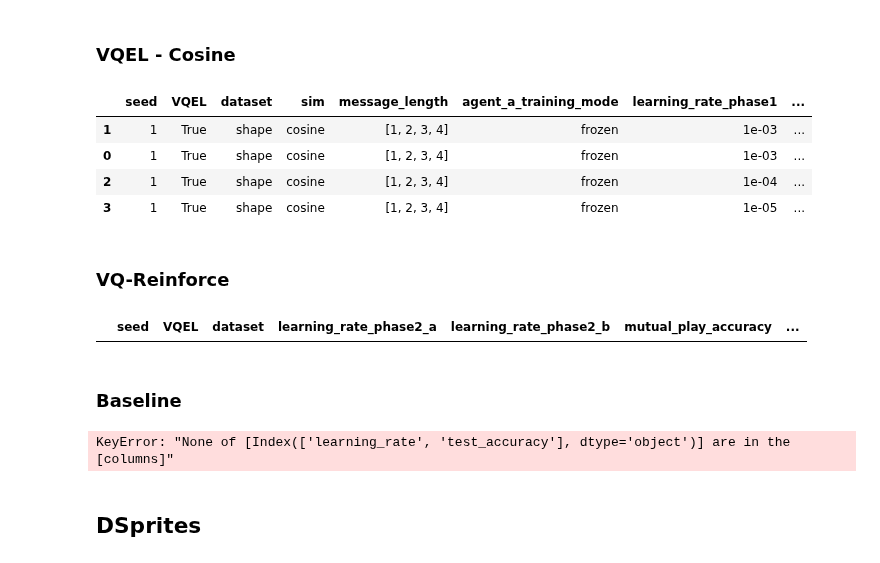
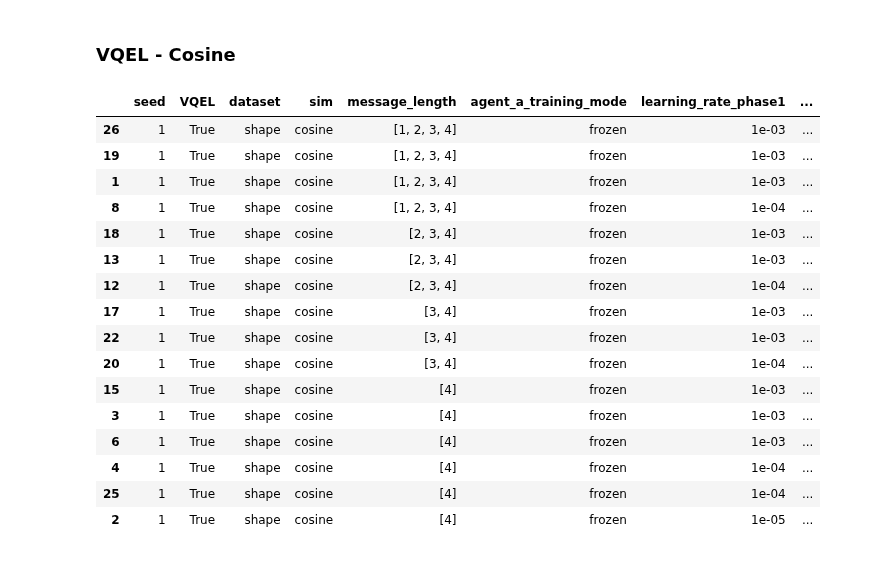
Before and after one commit to MehdiJmlkh/Test-Time-Emergent-Language, a Jupyter notebook: VQTT/results.ipynb, the cells around one changed output. Drawn from its saved outputs; the diff is of its cells as text; code cells hidden in the pictures.

```diff
--- a/VQTT/results.ipynb
+++ b/VQTT/results.ipynb
@@ -39,6 +39,8 @@ df["reset_unfrozen_params"] = df["reset_unfrozen_params"].map({True: "yes", Fals
 df["freeze_codebook"] = df["freeze_codebook"].map({True: "yes", False: "no"})
 df["freeze_object_encoder"] = df["freeze_object_encoder"].map({True: "yes", False: "no"})
 
+df.loc[df["num_iterations"] == 0, "learning_rate_tt"] = "-"
+df.loc[df["agent_a_training_mode"] == 'frozen', "learning_rate_phase2_a"] = "-"
 
 df = df.where(pd.notna(df), "None")
 pd.options.display.float_format = '{:.10g}'.format
@@ -62,7 +64,7 @@ def filter_df(filters, df=df):
                 mask |= (df[key] == value)
         idx &= mask
 
-    return df[idx].sort_values(by=["seed", "freeze_object_encoder", "reset_unfrozen_params", "freeze_codebook", "agent_a_training_mode", "freeze_agent_b", "sampling_temperature", "commitment_weight", "entropy_regularization_factor", "learning_rate_phase1", "learning_rate_phase2_b", "learning_rate_phase2_a"])
+    return df[idx].sort_values(by=["message_length", "agent_a_training_mode", "learning_rate_phase1", "learning_rate_phase2_b", "learning_rate_phase2_a", "learning_rate_tt", "num_iterations"])
 # %%
 import base64
 
@@ -255,11 +239,13 @@ vq_cols = [
     "message_length",
     "agent_a_training_mode",
     "learning_rate_phase1",
-    "learning_rate_phase2_a",
     "learning_rate_phase2_b",
     "self_play_accuracy_a",
     "mutual_play_accuracy",
-    "commitment_weight",
+    "num_iterations",
+    "learning_rate_tt",
+    "test_time_training_accuracy",
+    "message_length_tt",
     "sampling_temperature",
     "representation_dim",
     "pretrained_checkpoint_a",
@@ -399,55 +346,30 @@ res[vq_cols]
 # %%
 add_heading(3, "VQEL - Cosine")
 
 res = filter_df({
     "dataset": "shape",
     "sim": "cosine",
     "VQEL": True,
-    "num_pretrain_epochs": 50,
-    "pretrained_checkpoint_b": "None",
 })
 
 to_html(res[vq_cols_report])
 
 res[vq_cols]
 # %% [output]
 |  | seed | VQEL | dataset | sim | message_length | agent_a_training_mode | learning_rate_phase1 | ... |
+| 26 | 1 | True | shape | cosine | [1, 2, 3, 4] | frozen | 1e-03 | ... |
+| 19 | 1 | True | shape | cosine | [1, 2, 3, 4] | frozen | 1e-03 | ... |
 | 1 | 1 | True | shape | cosine | [1, 2, 3, 4] | frozen | 1e-03 | ... |
-| 0 | 1 | True | shape | cosine | [1, 2, 3, 4] | frozen | 1e-03 | ... |
-| 2 | 1 | True | shape | cosine | [1, 2, 3, 4] | frozen | 1e-04 | ... |
-| 3 | 1 | True | shape | cosine | [1, 2, 3, 4] | frozen | 1e-05 | ... |
+| 8 | 1 | True | shape | cosine | [1, 2, 3, 4] | frozen | 1e-04 | ... |
+| 18 | 1 | True | shape | cosine | [2, 3, 4] | frozen | 1e-03 | ... |
+| 13 | 1 | True | shape | cosine | [2, 3, 4] | frozen | 1e-03 | ... |
+| 12 | 1 | True | shape | cosine | [2, 3, 4] | frozen | 1e-04 | ... |
+| 17 | 1 | True | shape | cosine | [3, 4] | frozen | 1e-03 | ... |
+| 22 | 1 | True | shape | cosine | [3, 4] | frozen | 1e-03 | ... |
+| 20 | 1 | True | shape | cosine | [3, 4] | frozen | 1e-04 | ... |
+| 15 | 1 | True | shape | cosine | [4] | frozen | 1e-03 | ... |
+| 3 | 1 | True | shape | cosine | [4] | frozen | 1e-03 | ... |
+| 6 | 1 | True | shape | cosine | [4] | frozen | 1e-03 | ... |
+| 4 | 1 | True | shape | cosine | [4] | frozen | 1e-04 | ... |
+| 25 | 1 | True | shape | cosine | [4] | frozen | 1e-04 | ... |
+| 2 | 1 | True | shape | cosine | [4] | frozen | 1e-05 | ... |
-# %% [markdown]
-### VQ-Reinforce
-# %%
-add_heading(3, "VQ-Reinforce")
-
-res = filter_df({
-    "dataset": "shape",
-    "VQEL": True,
-    "num_pretrain_epochs": 0
-})
-
-to_html(res[vq_rf_cols_report])
-
-res[vq_rf_cols]
-# %% [output]
-|  | seed | VQEL | dataset | learning_rate_phase2_a | learning_rate_phase2_b | mutual_play_accuracy | ... |
-# %% [markdown]
-### Baseline
-# %%
-add_heading(3, "Baseline")
-
-res = filter_df({
-    "dataset": "shape",
-    "VQEL": False,
-    "representation_dim": 1024,
-    "seed": 1
-})
-
-to_html(res[bs_cols_report])
-
-res[bs_cols]
-# %% [output]
-KeyError: "None of [Index(['learning_rate', 'test_accuracy'], dtype='object')] are in the [columns]"
-# %% [markdown]
-## DSprites
```
Also changed, not shown: parts of 35 cells of this notebook.
